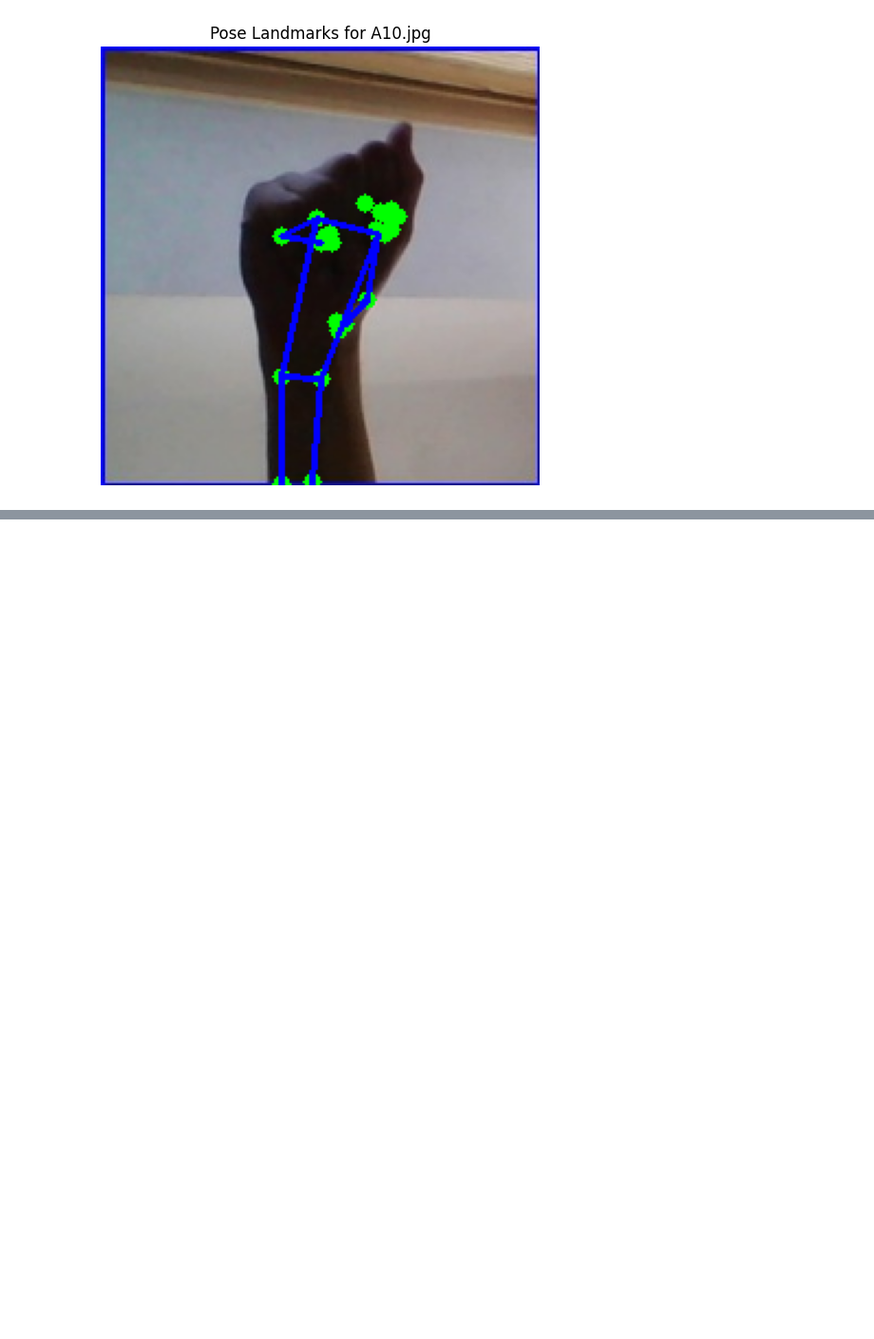
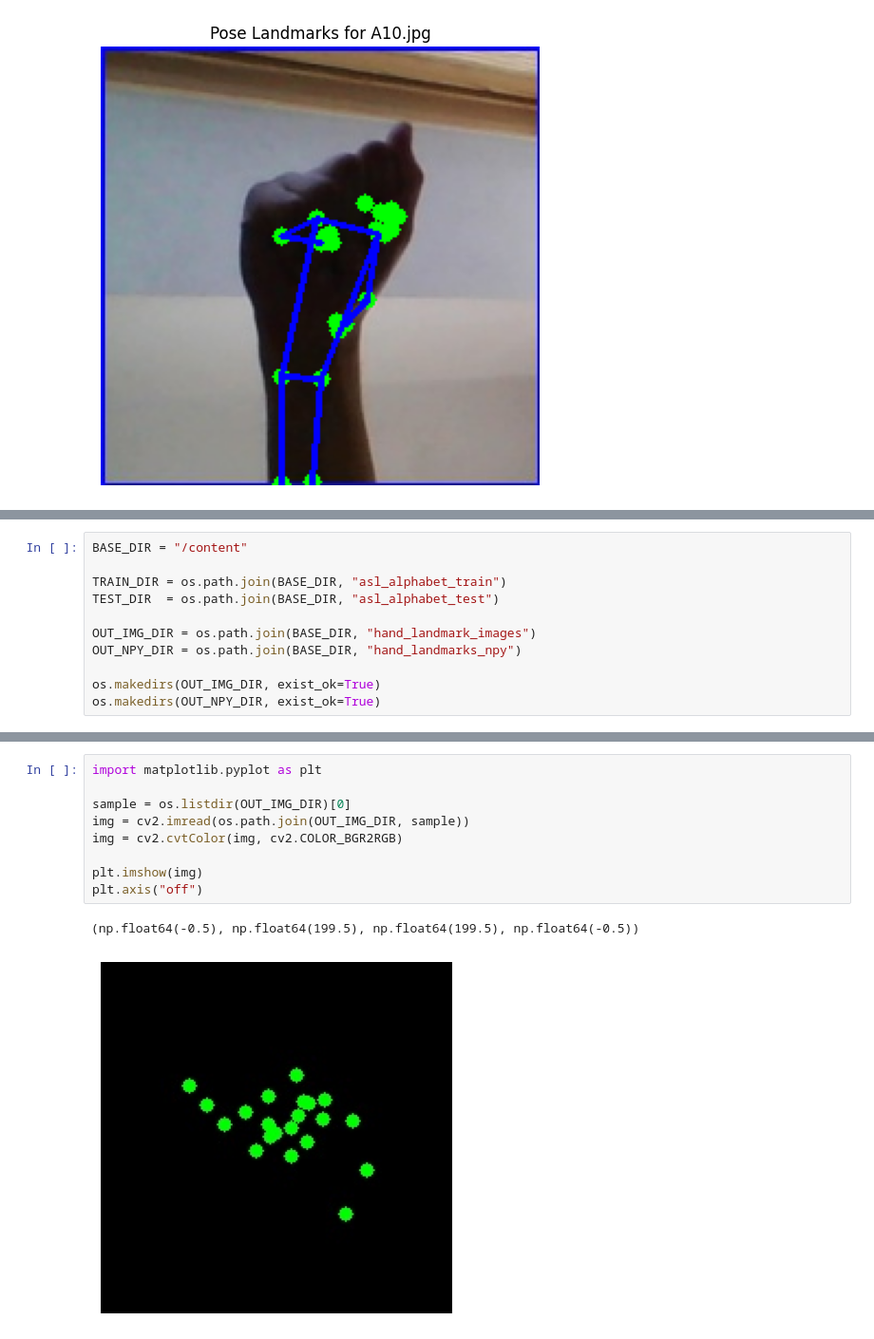
Before and after one commit to JenniEun/pose_extraction_mediapipe, a Jupyter notebook: pose_extraction_mediapipe.ipynb, the cells around one changed output, grey strips where cells are left out. Shown at 95% size. Cells and saved outputs as stored; diff of their text form; blank space fills up the shorter version.

```diff
--- a/pose_extraction_mediapipe.ipynb
+++ b/pose_extraction_mediapipe.ipynb
@@ -794,0 +749,11 @@ Pose landmarks detected!
+# %%
+BASE_DIR = "/content"
+
+TRAIN_DIR = os.path.join(BASE_DIR, "asl_alphabet_train")
+TEST_DIR  = os.path.join(BASE_DIR, "asl_alphabet_test")
+
+OUT_IMG_DIR = os.path.join(BASE_DIR, "hand_landmark_images")
+OUT_NPY_DIR = os.path.join(BASE_DIR, "hand_landmarks_npy")
+
+os.makedirs(OUT_IMG_DIR, exist_ok=True)
+os.makedirs(OUT_NPY_DIR, exist_ok=True)
@@ -794,0 +822,12 @@ Pose landmarks detected!
+# %%
+import matplotlib.pyplot as plt
+
+sample = os.listdir(OUT_IMG_DIR)[0]
+img = cv2.imread(os.path.join(OUT_IMG_DIR, sample))
+img = cv2.cvtColor(img, cv2.COLOR_BGR2RGB)
+
+plt.imshow(img)
+plt.axis("off")
+# %% [output]
+(np.float64(-0.5), np.float64(199.5), np.float64(199.5), np.float64(-0.5))
+[figure, added]
```
Also changed, not shown: parts of 21 cells of this notebook.
